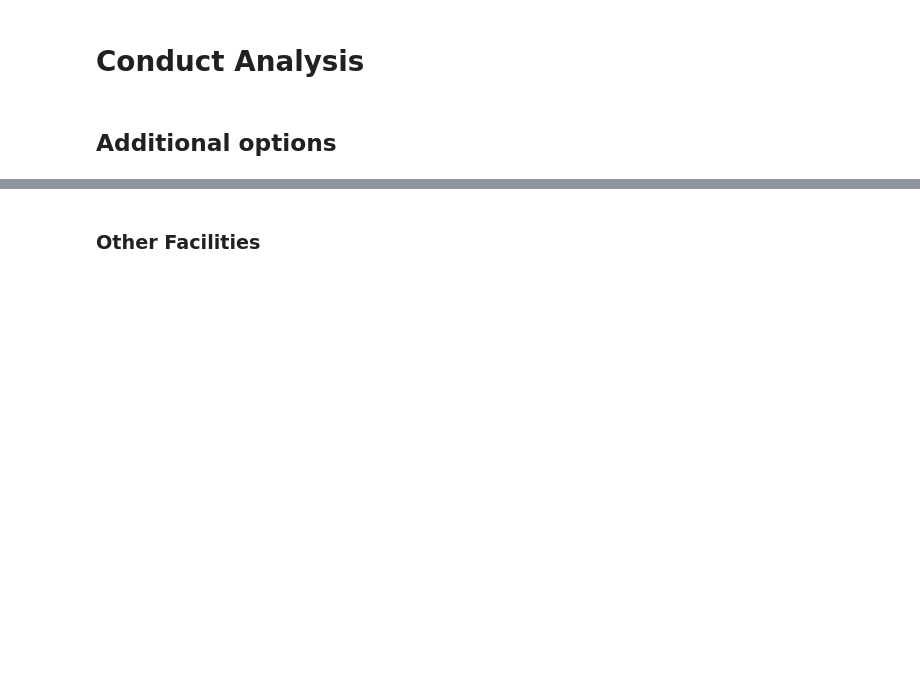
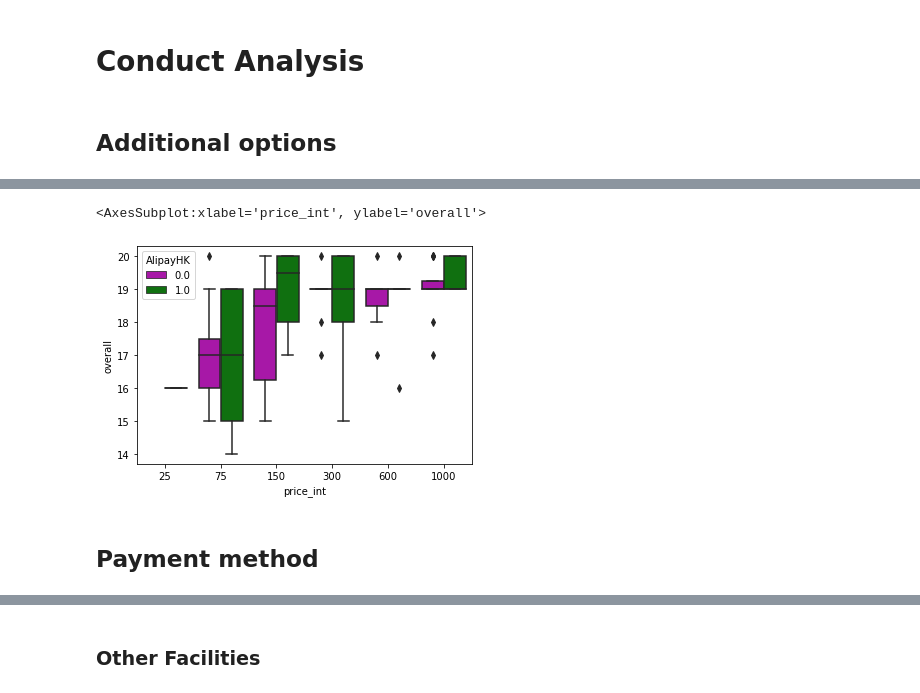
Before and after one commit to noodleconference/ISOM3400, a Jupyter notebook: MAIN_ANALYSIS.ipynb, the cells around one changed output, grey strips where cells are left out. Saved outputs shown, nothing was run; the diff lists cells and outputs as text; code cells hidden in the pictures; blank space fills up the shorter version.

```diff
--- a/MAIN_ANALYSIS.ipynb
+++ b/MAIN_ANALYSIS.ipynb
@@ -68,9 +66,9 @@ df.reset_index(inplace=True, drop = True)
 one_hot = pd.get_dummies(df['payment_methods'].apply(pd.Series).stack()).sum(level=0)
 df = df.merge(one_hot,how='outer',left_index = True, right_index=True)
 # %%
-#ignore all payment methods who are not in more than 50% of restaurants
+#ignore all payment methods who are not in more than 20% of restaurants
 arr_keep = ['name','price','food_type','location','other_facility','pay_list']
-for i,j in list((df.describe().iloc[1]>0.5).items()):
+for i,j in list((df.describe().iloc[1]>0.2).items()):
     if j:
         arr_keep.append(i)
 df = df[arr_keep]
@@ -197,0 +236,9 @@ def pair_plot(df,variable):
+# %%
+sns.boxplot(x="price_int", y="overall",
+            hue="AlipayHK", palette=["m", "g"],
+            data=df)
+# %% [output]
+<AxesSubplot:xlabel='price_int', ylabel='overall'>
+[figure, added]
+# %% [markdown]
+<h2> Payment method
```
Also changed, not shown: parts of 21 cells of this notebook.
